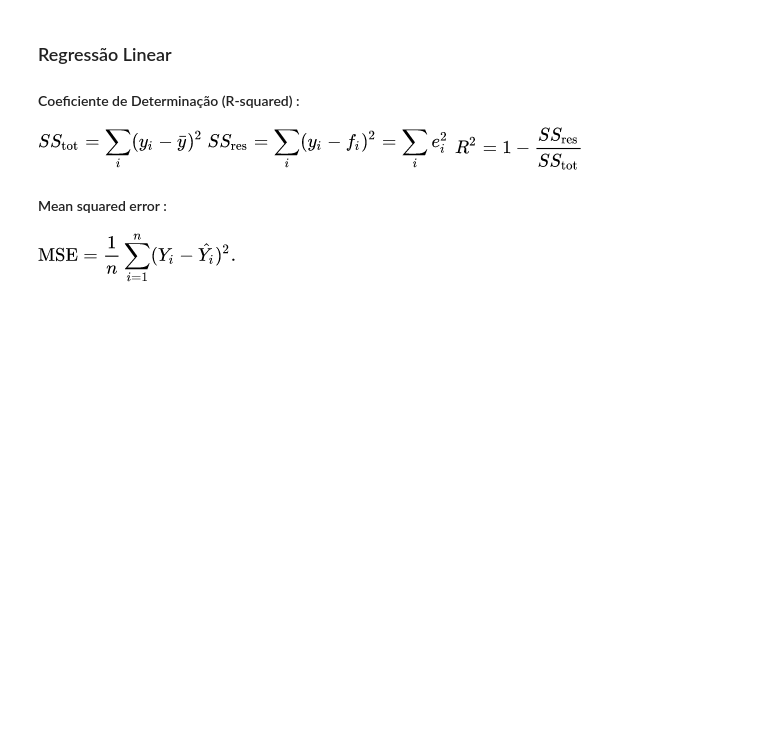
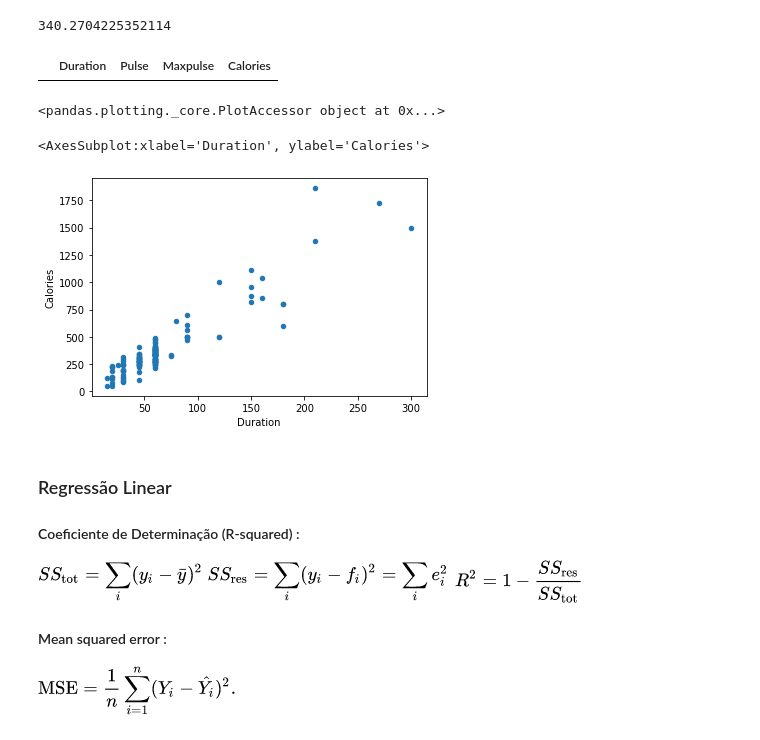
Before and after one commit to leodrivera/Leo_Notebooks, a Jupyter notebook: Semana5_1.ipynb, the cells around one changed output. Cells and saved outputs as stored; diff of their text form; code cells hidden in the pictures; blank space fills up the shorter version.

```diff
--- a/Semana5_1.ipynb
+++ b/Semana5_1.ipynb
@@ -252,3 +294,4 @@ dfClean.drop_duplicates(inplace=True)
 # %%
 ### Reset_index ####
-dfClean.reset_index(drop=True)
+dfClean.reset_index(drop=True,inplace=True)
+dfClean.head(50)
@@ -270,14 +371,26 @@ avg_45
 # %%
 avg_60 = dfClean[dfClean.Duration==60].Calories.mean()
 avg_60
+# %% [output]
+340.2704225352114
 # %%
 dfClean.loc[(dfClean.Calories.isna()) & (dfClean.Duration==60),'Calories'] = avg_60
 # %%
 dfClean.loc[(dfClean.Calories.isna()) & (dfClean.Duration==45),'Calories'] = avg_45
 # %%
 dfClean[dfClean.Calories.isnull()]
+# %% [output]
+|  | Duration | Pulse | Maxpulse | Calories |
 # %%
 ## Visualização do DataFrame ######
+dfClean.Calories.plot
+# %% [output]
+<pandas.plotting._core.PlotAccessor object at 0x...>
+# %%
+dfClean.plot(kind='scatter', x='Duration', y='Calories')
+# %% [output]
+<AxesSubplot:xlabel='Duration', ylabel='Calories'>
+[figure, added]
 # %% [markdown]
 ### Regressão Linear #####
 
```
Also changed, not shown: parts of 46 cells of this notebook.
